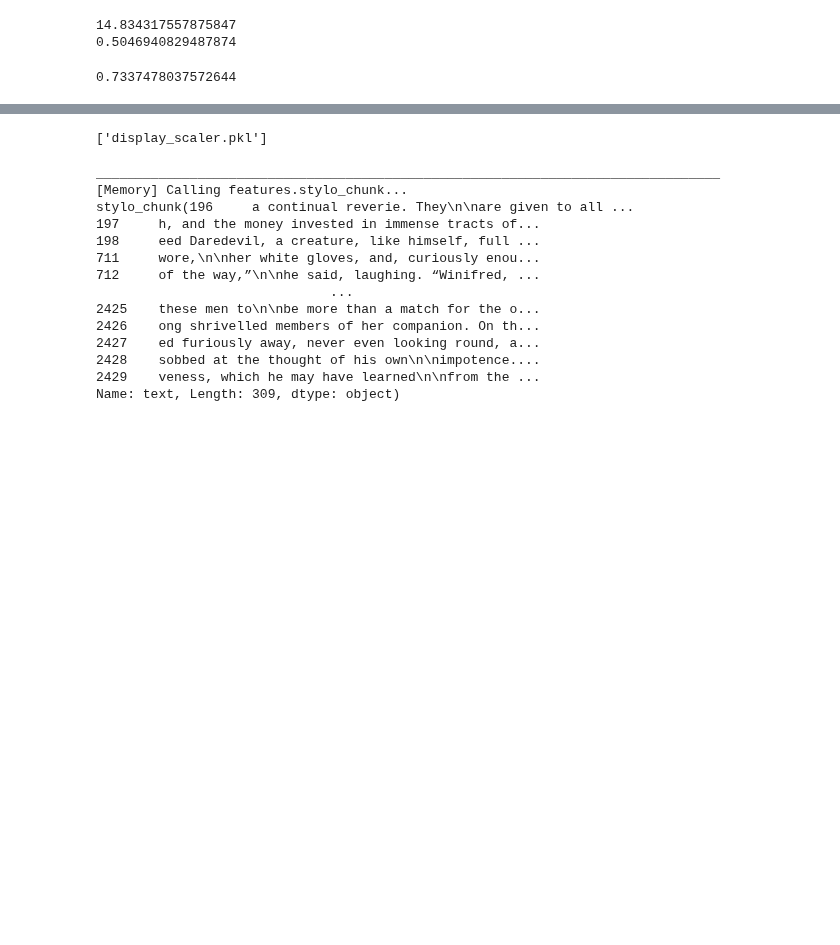
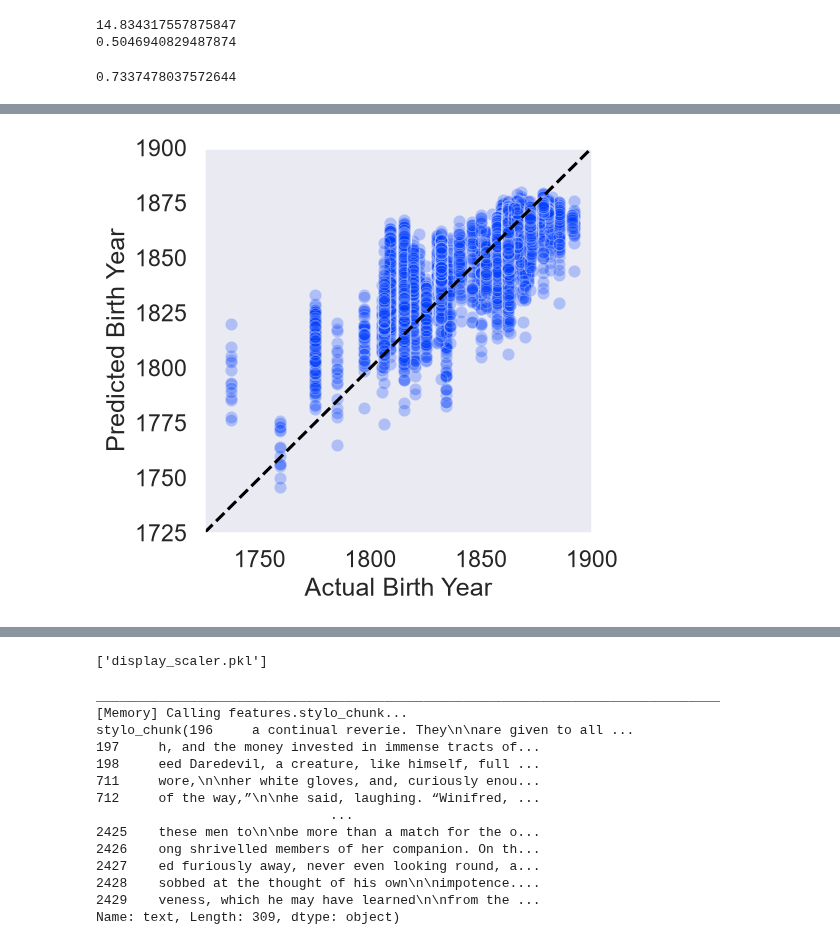
Before and after one commit to Menachem631/author-birth-year, a Jupyter notebook: Begin2.ipynb, the cells around one changed output, grey strips where cells are left out. Saved outputs shown, nothing was run; the diff lists cells and outputs as text; code cells hidden in the pictures; blank space fills up the shorter version.

```diff
--- a/Begin2.ipynb
+++ b/Begin2.ipynb
@@ -831,0 +838,11 @@ plt.savefig(r"C:\Users\menac\PycharmProjects\Text Analysis\charts\shap.png", bbo
+# %%
+ax = plt.figure(figsize=(5,5))
+sns.scatterplot(x=y_validate, y=y_validate_pred, alpha = 0.25)
+plt.xlim(1725, 1900)
+plt.ylim(1725,1900)
+plt.axline(xy1=(1800,1800), slope = 1, linestyle = '--', color = 'black')
+plt.xlabel('Actual Birth Year')
+plt.ylabel('Predicted Birth Year')
+plt.savefig(r"C:\Users\menac\PycharmProjects\Text Analysis\charts\actual_vs_pred.png", bbox_inches = 'tight', pad_inches = 0.1)
+# %% [output]
+[figure, added]
```
Also changed, not shown: parts of 9 cells of this notebook, 6 other files.
